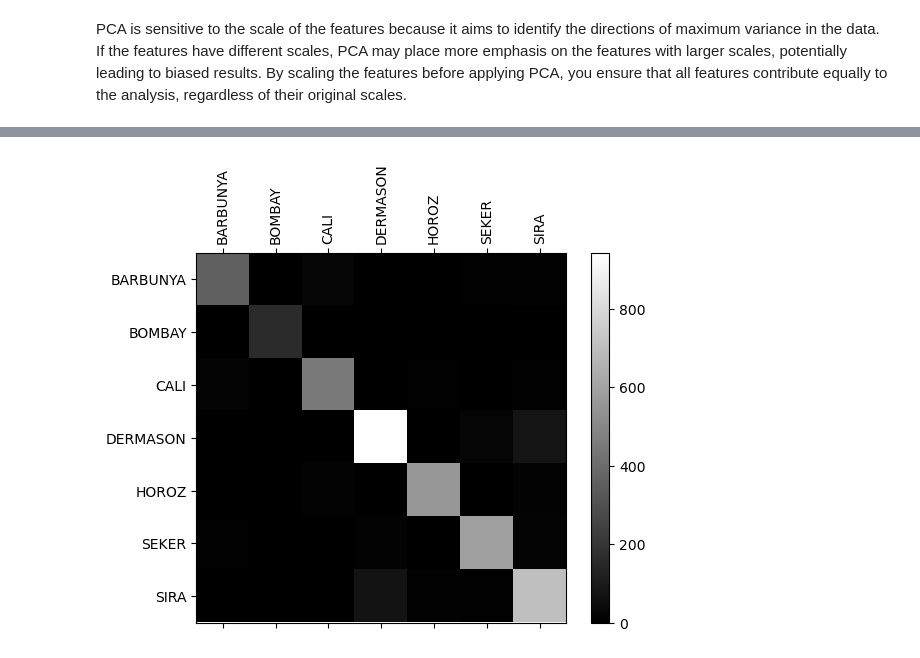
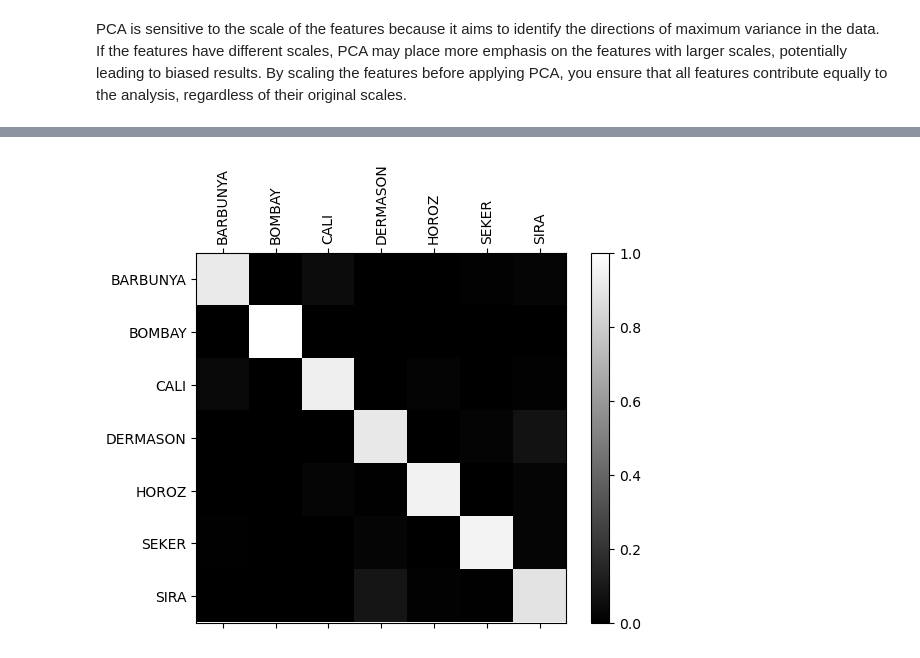
Before and after one commit to modelMaestroSolo/Dry_Beans_Classifier, a Jupyter notebook: classification_notebook.ipynb, the cells around one changed output, grey strips where cells are left out. Drawn from its saved outputs; the diff is of its cells as text; code cells hidden in the pictures.

Commit message:
completed model building

```diff
--- a/classification_notebook.ipynb
+++ b/classification_notebook.ipynb
@@ -488,24 +494,26 @@ cm_df
 # %%
-## this doesn't produce an accurate representation of the performance of the model
-## due to class imbalance of the test set.
+## using actual values doesn't produce an accurate visual representation of the confusion matrix  of the model
+## due to class imbalance of the test set.  We normalize
+row_sums = conf_mat.sum(axis=1, keepdims=True)
+norm_conf_mat = conf_mat / row_sums
 
 fig, ax = plt.subplots()
 
-mat = ax.matshow(conf_mat, cmap=plt.cm.gray)
+mat = ax.matshow(norm_conf_mat, cmap=plt.cm.gray)
 
 #set tick positions
 xticks_positions = np.arange(len(class_names))
 yticks_positions = np.arange(len(class_names))
 
 # set tick labels
 ax.set_xticks(xticks_positions)
 ax.set_yticks(yticks_positions)
 
 # set tick labels using fixedlocator and fixedformater
 ax.set_xticklabels(class_names, rotation=90)
 ax.set_yticklabels(class_names)
 
 plt.colorbar(mat)
 plt.show()
 # %% [output]
-[figure, old version]
+[figure, new version]
```
Also changed, not shown: parts of 23 cells of this notebook, 3 other files.
